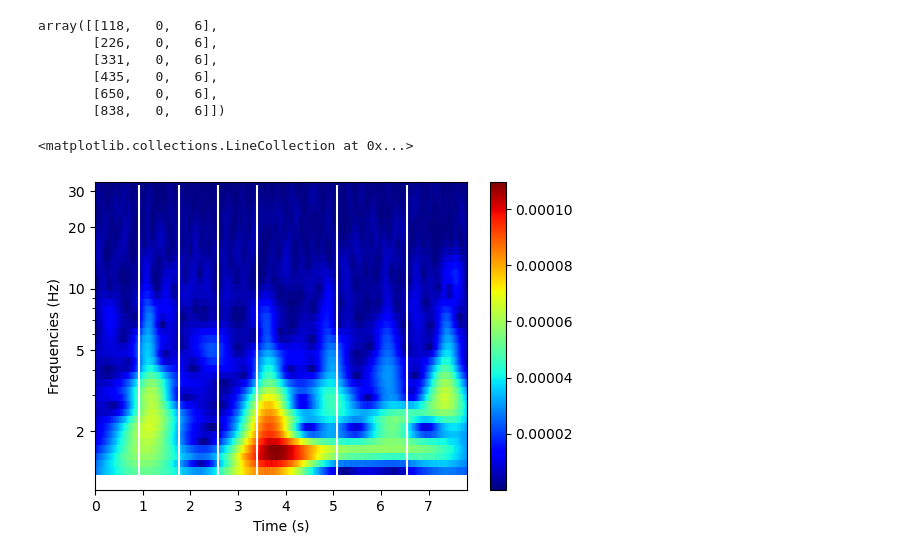
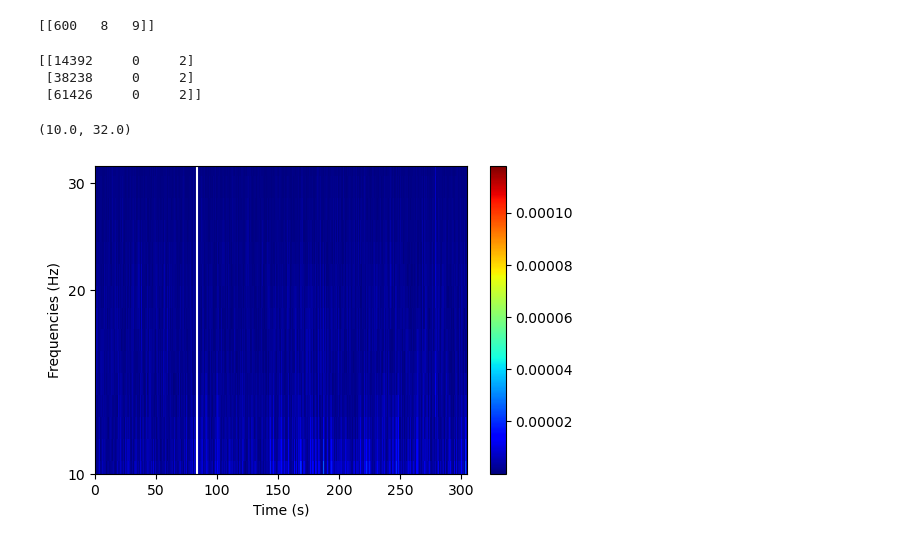
Before and after one commit to haiqin-zhang/AM-EEG, a Jupyter notebook: wavelet/wav_trans_long.ipynb, the cells around one changed output. Drawn from its saved outputs; the diff is of its cells as text; code cells hidden in the pictures.

```diff
--- a/wavelet/wav_trans_long.ipynb
+++ b/wavelet/wav_trans_long.ipynb
@@ -27,3 +27,36 @@ end_idx = 41000
+# %%
+
+
+def clean_array(data, threshold):
+    # Initialize a list to store the cleaned rows
+    cleaned_data = []
+
+    # Loop through the rows, skipping the first and last rows for comparison
+    for i in range(1, len(data) - 1):
+        prev_val = data[i - 1, 0]
+        curr_val = data[i, 0]
+        next_val = data[i + 1, 0]
+
+        # Check if the difference with both previous and next row is at least 256
+        if abs(curr_val - prev_val) >= threshold and abs(curr_val - next_val) >= threshold:
+            cleaned_data.append(data[i])
+
+    # Convert the cleaned data back to a numpy array
+    return np.array(cleaned_data)
+
+# Example usage
+data_test = np.array([
+    [0, 2, 3],
+    [100, 4, 5],
+    [200, 6, 7],
+    [600, 8, 9],
+    [2400, 10, 11]
+])
+
+cleaned_data = clean_array(data_test, threshold=256)
+print(cleaned_data)
+# %% [output]
+[[600   8   9]]
 # %%
 #trim data
 eeg_sub = data['trial_data'][37, start_idx:end_idx]
@@ -31,30 +64,29 @@ events_sv = data['events'][:, start_idx:end_idx]
 
 #get keystrokes
 events_arr = make_raw_events(events_sv)
-t_keystrokes = clean_triggers(events_arr[events_arr[:, 2]==6]) #2 for audio or 6 for MIDI
+#t_keystrokes = clean_triggers(events_arr[events_arr[:, 2]==2]) #2 for audio or 6 for MIDI
+t_keystrokes = clean_array(events_arr[events_arr[:, 2]==2], threshold=180) #2 for audio or 6 for MIDI
+
+print(t_keystrokes)
+
 keystroke_times = t_keystrokes[:, 0]/fs
 
 #make time vector
 n_times = eeg_sub.shape[0]
 times = np.linspace(0, n_times/fs, n_times+1)[0:n_times]
+# %% [output]
+[[14392     0     2]
+ [38238     0     2]
+ [61426     0     2]]
 # %%
 cwtmatr, freqs, wavelet = morwav_trans(eeg_sub,
                                        centerfreq = 1,
                                        bandwidth = 1.5,
                                        scale_values = [6,150,40])
-# %%
-t_keystrokes
-# %% [output]
-array([[118,   0,   6],
-       [226,   0,   6],
-       [331,   0,   6],
-       [435,   0,   6],
-       [650,   0,   6],
-       [838,   0,   6]])
 # %%
 plot_scaleogram(cwtmatr, freqs, times)
 plt.vlines(keystroke_times, 0,32, color = 'white')
-#plt.ylim(10,32)
+plt.ylim(10,32)
 # %% [output]
-<matplotlib.collections.LineCollection at 0x...>
+(10.0, 32.0)
-[figure, old version]
+[figure, new version]
```
Also changed, not shown: parts of 1 cell of this notebook, 5 other files.
